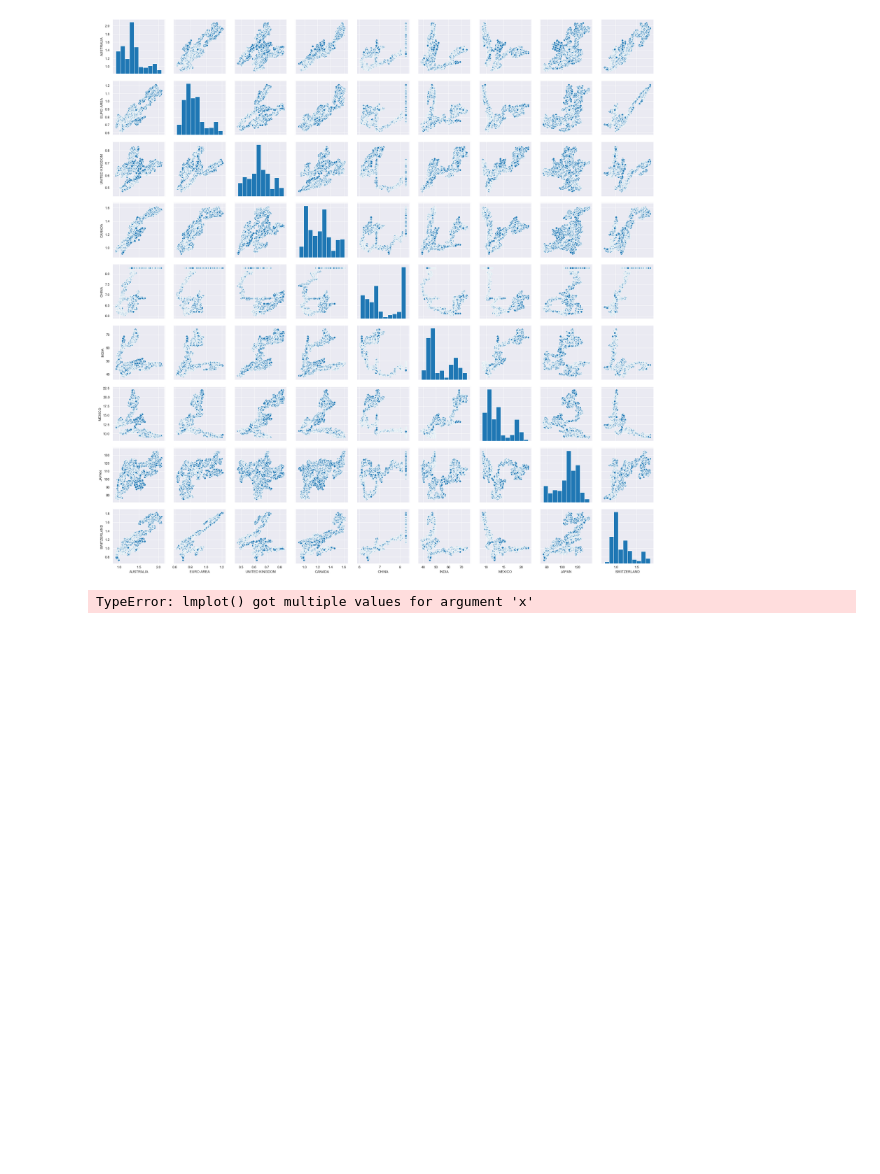
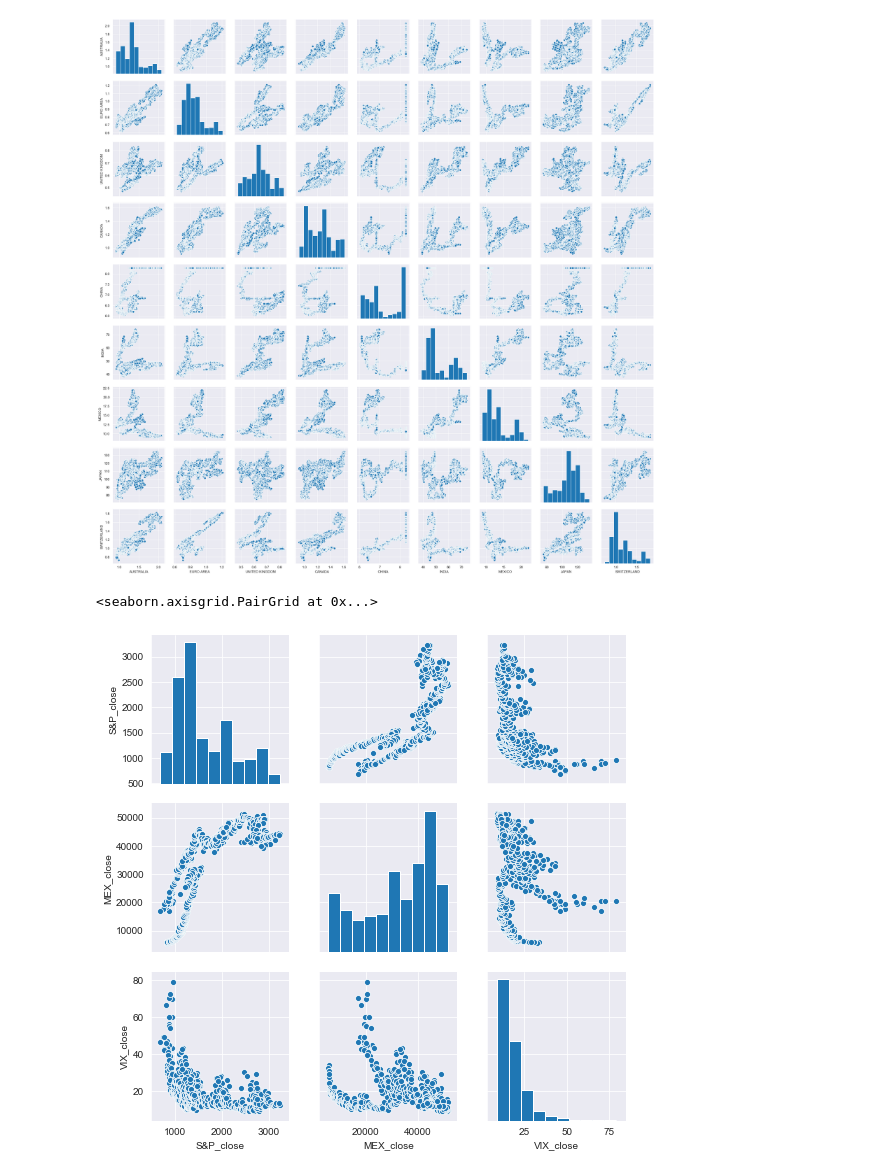
Before and after one commit to ebitdad7/dsc_projects, a Jupyter notebook: Rates_model.ipynb, the cells around one changed output. Saved outputs shown, nothing was run; the diff lists cells and outputs as text; code cells hidden in the pictures; blank space fills up the shorter version.

Commit message:
updates to rates model

```diff
--- a/Rates_model.ipynb
+++ b/Rates_model.ipynb
@@ -11,5 +12,5 @@ from sklearn.linear_model import LinearRegression
 sns.set_style("darkgrid")
 # %%
 df = pd.read_csv("Foreign_Exchange_Rates.csv")
-
-df.keys()
+idx = pd.read_csv("w_sp500_index.csv")
+rates = pd.read_csv("treasury_rates.csv")
@@ -127,7 +120,8 @@ sns.pairplot(complete)
 # %% [output]
 <seaborn.axisgrid.PairGrid at 0x...>
 [figure]
-# %%
-sns.lmplot(complete, x="AUSTRALIA - AUSTRALIAN DOLLAR/US$", y="EURO AREA - EURO/US$")
-# %% [output]
-TypeError: lmplot() got multiple values for argument 'x'
+# %%
+sns.pairplot(idx)
+# %% [output]
+<seaborn.axisgrid.PairGrid at 0x...>
+[figure, added]
```
Also changed, not shown: parts of 6 cells of this notebook.
